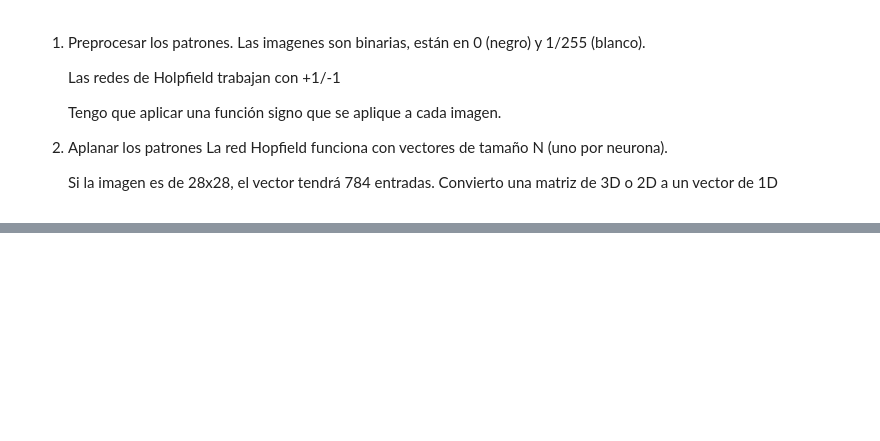
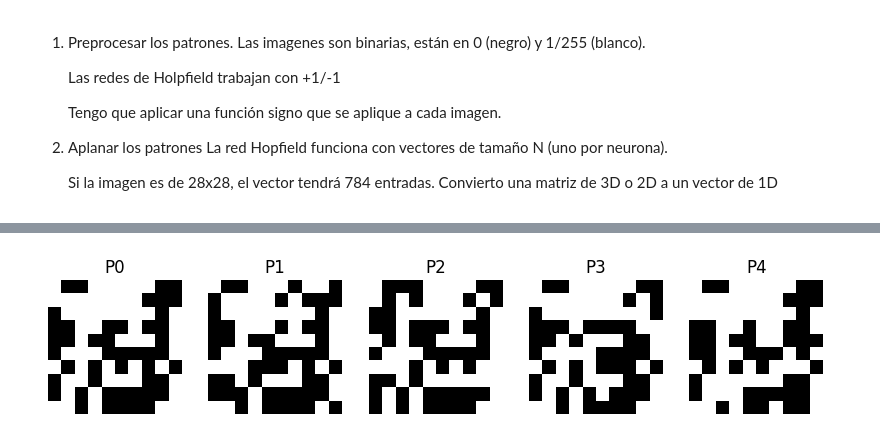
Before and after one commit to camifezz/Redes-Neuronales, a Jupyter notebook: TP1/tp1.ipynb, the cells around one changed output, grey strips where cells are left out. Drawn from its saved outputs; the diff is of its cells as text; code cells hidden in the pictures; blank space fills up the shorter version.

```diff
--- a/TP1/tp1.ipynb
+++ b/TP1/tp1.ipynb
@@ -168,2 +30,0 @@ patterns.shape
-# %%
-w = calcular_matriz_conn(patterns)
@@ -171,0 +312,13 @@ ValueError: not enough values to unpack (expected 2, got 1)
+# %%
+H, W = images_shape[0]
+x0_img = s_final.reshape(H, W)
+
+plt.figure(figsize=(8,4))
+
+plt.subplot(1,2,1)
+mostrar_patron(x_mix, (H, W), "Patrón combinado presentado")
+
+plt.subplot(1,2,2)
+mostrar_patron(x0_img, (H, W), "Patrón recuperado")
+
+plt.show()
@@ -171,0 +371,3 @@ ValueError: not enough values to unpack (expected 2, got 1)
+# %%
+patterns = preparar_patterns(images_train, size=(50, 50))
+W_hopfield = calcular_matriz_conn(patterns)
@@ -171,0 +466,14 @@ ValueError: not enough values to unpack (expected 2, got 1)
+# %%
+def generar_patrones_correlados(P, N, proba=0.1, rng=np.random.default_rng()):
+    """
+    Genera P patrones de longitud N con correlación controlada.
+    proba: probabilidad de cambiar cada bit respecto al patrón base.
+    """
+    base = rng.choice([-1, 1], size=N)   # patrón base aleatorio
+    patterns = [base]
+    for _ in range(P-1):
+        mask = rng.random(N) < proba
+        nuevo = base.copy()
+        nuevo[mask] *= -1
+        patterns.append(nuevo)
+    return np.array(patterns)
@@ -171,0 +497,14 @@ ValueError: not enough values to unpack (expected 2, got 1)
+# %%
+import matplotlib.pyplot as plt
+
+patterns = generar_patrones_correlados(P=5, N=100, proba=0.1)
+
+fig, axes = plt.subplots(1, 5, figsize=(10, 2))
+for i, ax in enumerate(axes):
+    img = patterns[i].reshape(10, 10)
+    ax.imshow(img, cmap="gray")
+    ax.axis("off")
+    ax.set_title(f"P{i}")
+plt.show()
+# %% [output]
+[figure, added]
```
Also changed, not shown: parts of 63 cells of this notebook, 33 other files.
